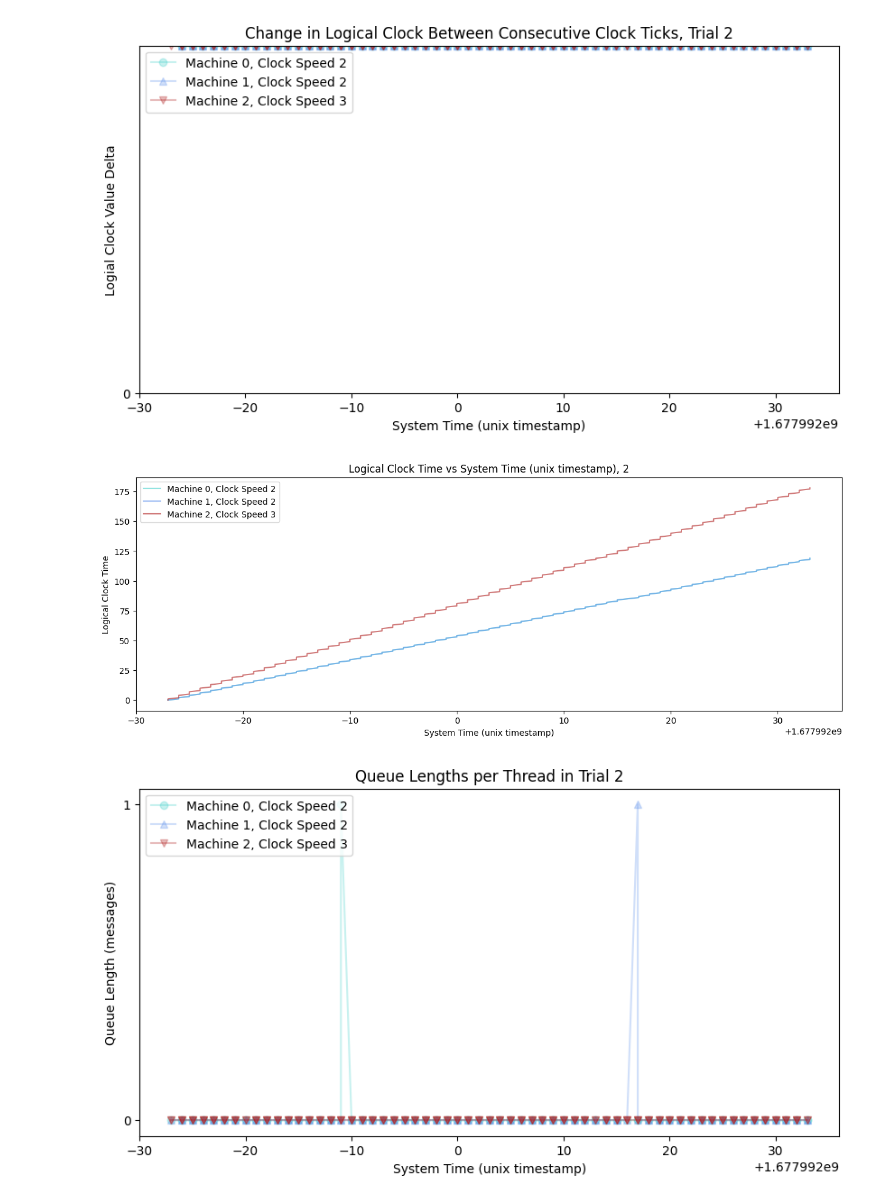
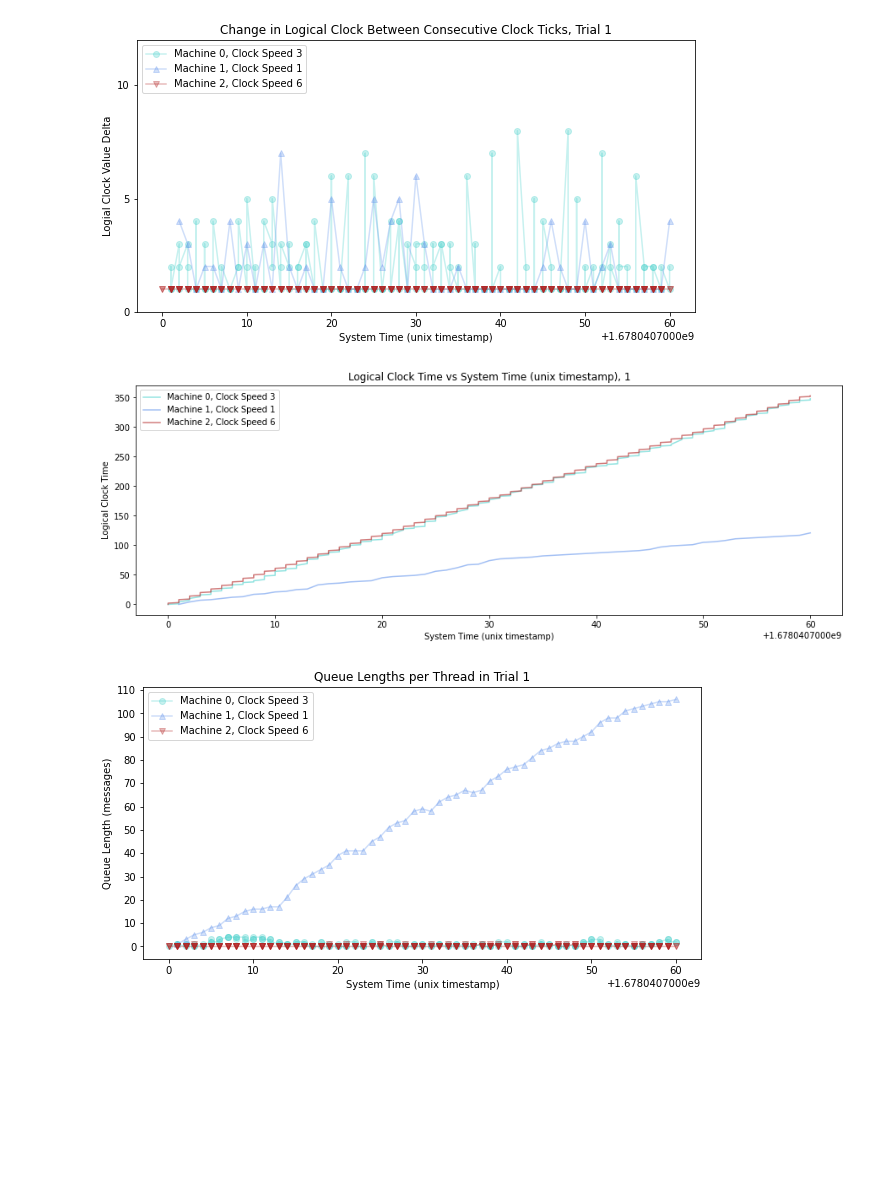
Before and after one commit to carolynwanf/CS262-logical-clocks, a Jupyter notebook: socketImplementation/logicalClockAnalysis.ipynb, the cells around one changed output. Cells and saved outputs as stored; diff of their text form; code cells hidden in the pictures; blank space fills up the shorter version.

```diff
--- a/socketImplementation/logicalClockAnalysis.ipynb
+++ b/socketImplementation/logicalClockAnalysis.ipynb
@@ -154,8 +156,8 @@ plotQueueLengths(hp_t1_m0_c4, hp_t1_m1_c3, hp_t1_m2_c3, 4, 3, 3, 1)
-# %%
-plot_lclock_deltas(hp_t2_m0_c2, hp_t2_m1_c2, hp_t2_m2_c3, 2, 2, 3, 2)
-plot_lclock_vs_systime(hp_t2_m0_c2, hp_t2_m1_c2, hp_t2_m2_c3, 2, 2, 3, 2)
-plotQueueLengths(hp_t2_m0_c2, hp_t2_m1_c2, hp_t2_m2_c3, 2, 2, 3, 2)
-# %% [output]
-[figure, removed]
-[figure, removed]
-[figure, removed]
+# %%
+plot_lclock_deltas(hp_t1_m0_c3, hp_t1_m1_c1, hp_t1_m2_c6, 3, 1, 6, 1)
+plot_lclock_vs_systime(hp_t1_m0_c3, hp_t1_m1_c1, hp_t1_m2_c6, 3, 1, 6, 1)
+plotQueueLengths(hp_t1_m0_c3, hp_t1_m1_c1, hp_t1_m2_c6, 3, 1, 6, 1, 10)
+# %% [output]
+[figure, added]
+[figure, added]
+[figure, added]
```
Also changed, not shown: parts of 20 cells of this notebook, 14 other files.
